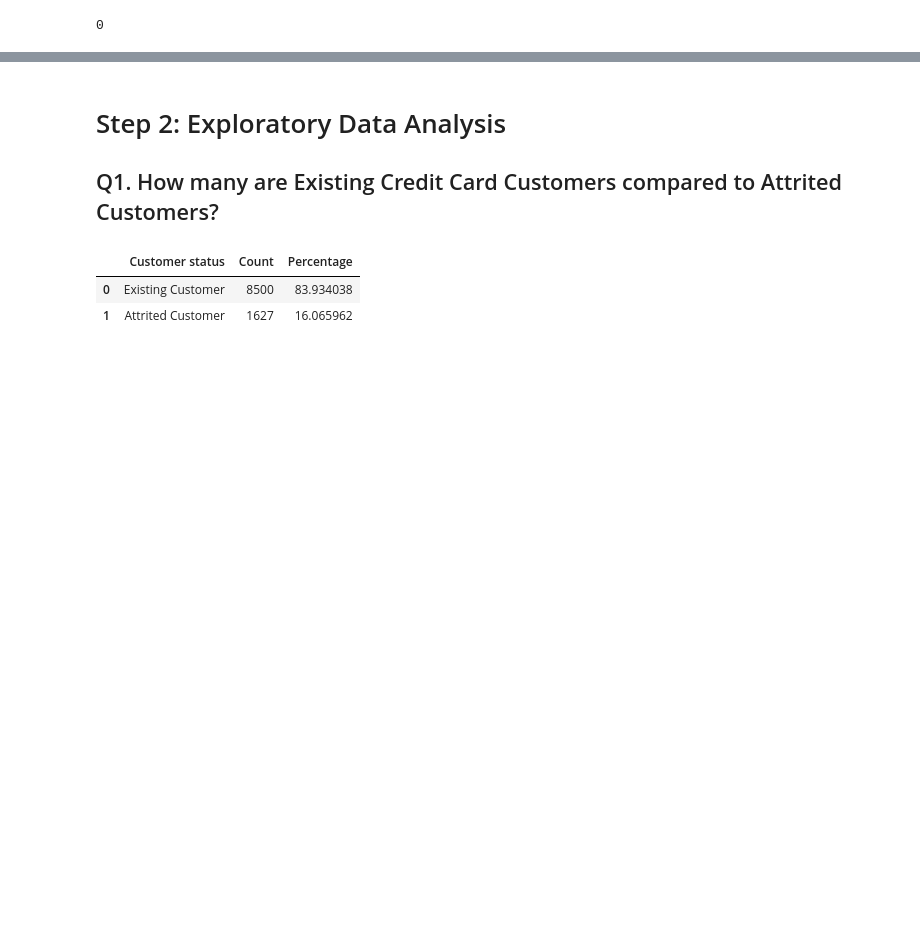
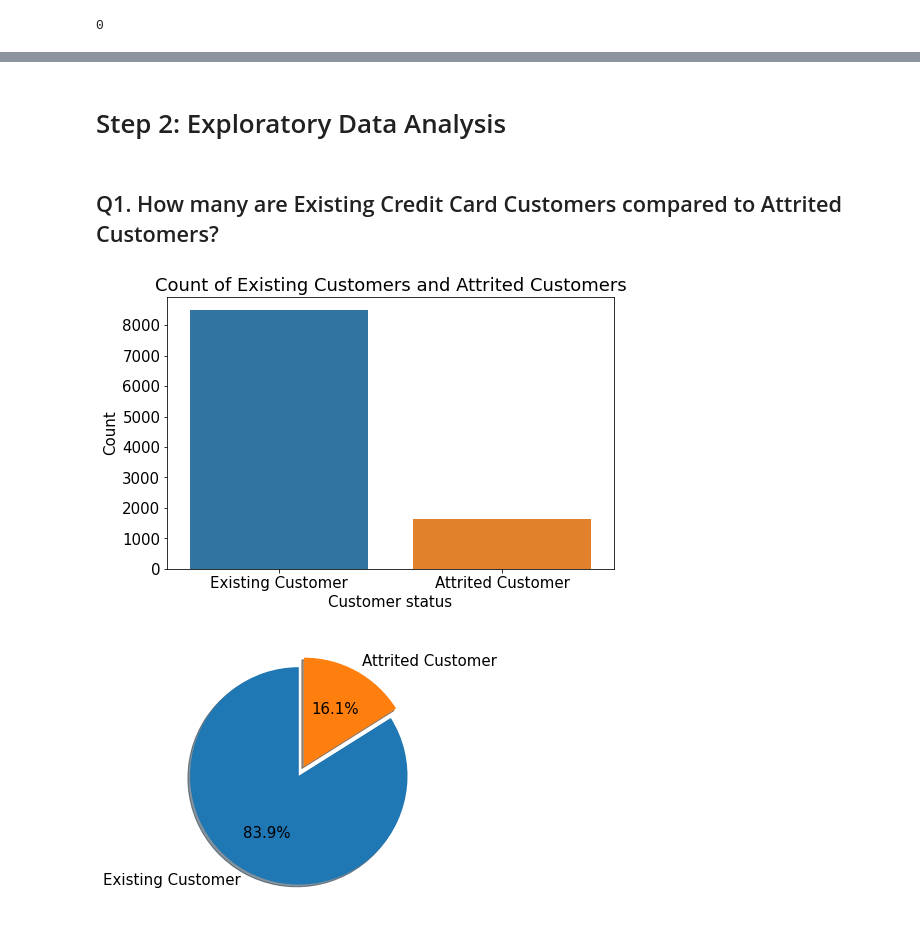
Before and after one commit to poddardelhi/eda_credit_cards, a Jupyter notebook: EDA_CreditCard_Customers_.ipynb, the cells around one changed output, grey strips where cells are left out. Cells and saved outputs as stored; diff of their text form; code cells hidden in the pictures; blank space fills up the shorter version.

```diff
--- a/EDA_CreditCard_Customers_.ipynb
+++ b/EDA_CreditCard_Customers_.ipynb
@@ -112,12 +137,29 @@ df.head()
+# %% [markdown]
+# Step 2: Exploratory Data Analysis
 # %% [markdown]
-# Step 2: Exploratory Data Analysis
 ## Q1. How many are Existing Credit Card Customers compared to Attrited Customers?
-# %%
-df_attrited= df['Attrition_Flag'].value_counts().reset_index()
-df_attrited.columns=['Customer status','Count']
-df_attrited['Percentage']= (df_attrited['Count']/df_attrited['Count'].sum()) * 100
-df_attrited
-# %% [output]
-|  | Customer status | Count | Percentage |
-| 0 | Existing Customer | 8500 | 83.934038 |
-| 1 | Attrited Customer | 1627 | 16.065962 |
+# %%
+df_attrited= df['Attrition_Flag'].value_counts().reset_index()
+df_attrited.columns=['Customer status','Count']
+df_attrited['Percentage']= (df_attrited['Count']/df_attrited['Count'].sum()) * 100
+df_attrited
+
+#bar plot
+plt.figure(figsize=(8,5))
+plt.title('Count of Existing Customers and Attrited Customers')
+sns.barplot(x=df_attrited['Customer status'],y=df_attrited['Count'])
+plt.show
+
+
+Customer_status = ['Existing Customer','Attrited Customer']
+
+fig, ax = plt.subplots(figsize=(8,5))
+explode = (0, 0.1)
+ax.pie(df_attrited['Count'], explode=explode,
+       labels=df_attrited['Customer status'],
+        autopct='%1.1f%%',
+        shadow=True, startangle=90)
+fig.show()
+# %% [output]
+[figure, added]
+[figure, added]
```
Also changed, not shown: parts of 31 cells of this notebook.
